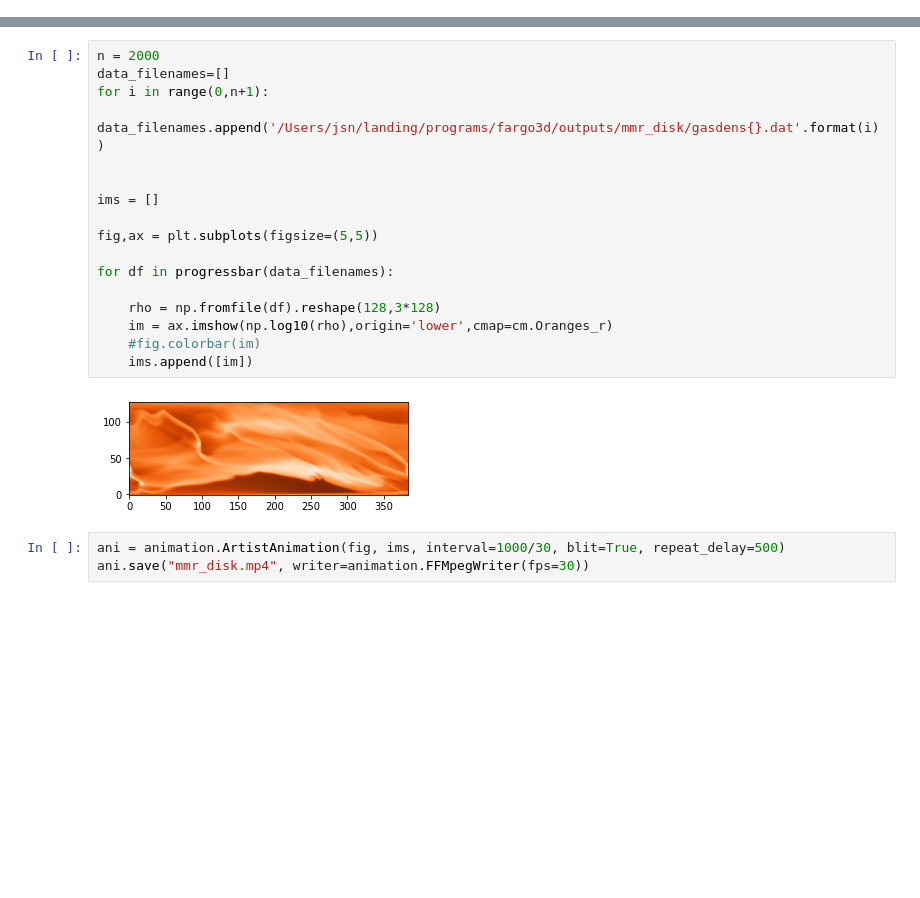
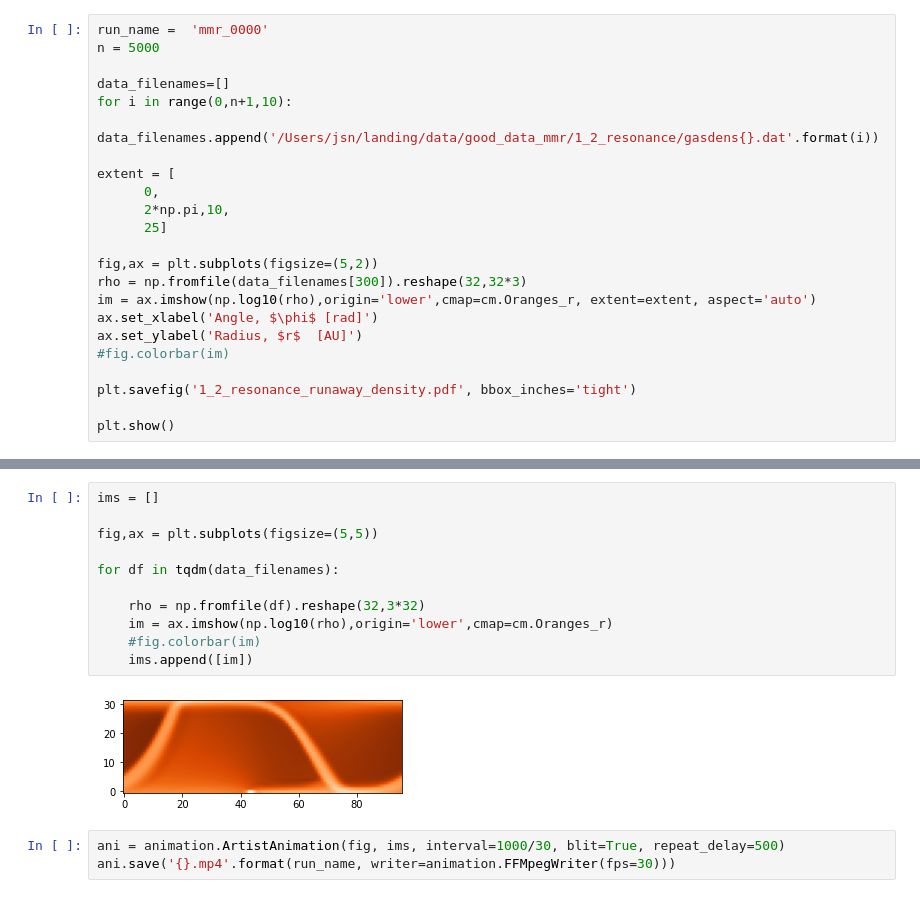
Before and after one commit to jsnguyen/mean_motion_resonance, a Jupyter notebook: notebooks/mmr_analysis.ipynb, the cells around one changed output, grey strips where cells are left out. Saved outputs shown, nothing was run; the diff lists cells and outputs as text; blank space fills up the shorter version.

```diff
--- a/notebooks/mmr_analysis.ipynb
+++ b/notebooks/mmr_analysis.ipynb
@@ -11,0 +12,23 @@ from progressbar import progressbar
+# %%
+run_name =  'mmr_0000'
+n = 5000
+
+data_filenames=[]
+for i in range(0,n+1,10):
+    data_filenames.append('/Users/jsn/landing/data/good_data_mmr/1_2_resonance/gasdens{}.dat'.format(i))
+
+extent = [
+      0,
+      2*np.pi,10,
+      25]
+
+fig,ax = plt.subplots(figsize=(5,2))
+rho = np.fromfile(data_filenames[300]).reshape(32,32*3)
+im = ax.imshow(np.log10(rho),origin='lower',cmap=cm.Oranges_r, extent=extent, aspect='auto')
+ax.set_xlabel('Angle, $\phi$ [rad]')
+ax.set_ylabel('Radius, $r$  [AU]')
+#fig.colorbar(im)
+
+plt.savefig('1_2_resonance_runaway_density.pdf', bbox_inches='tight')
+
+plt.show()
@@ -12,22 +163,16 @@ from progressbar import progressbar
 # %%
-n = 2000
-data_filenames=[]
-for i in range(0,n+1):
-    data_filenames.append('/Users/jsn/landing/programs/fargo3d/outputs/mmr_disk/gasdens{}.dat'.format(i))
-
-
 ims = []
 
 fig,ax = plt.subplots(figsize=(5,5))
 
-for df in progressbar(data_filenames):
+for df in tqdm(data_filenames):
 
-    rho = np.fromfile(df).reshape(128,3*128)
+    rho = np.fromfile(df).reshape(32,3*32)
     im = ax.imshow(np.log10(rho),origin='lower',cmap=cm.Oranges_r)
     #fig.colorbar(im)
     ims.append([im])
 # %% [output]
-[figure, old version]
+[figure, new version]
 # %%
 ani = animation.ArtistAnimation(fig, ims, interval=1000/30, blit=True, repeat_delay=500)
-ani.save("mmr_disk.mp4", writer=animation.FFMpegWriter(fps=30))
+ani.save('{}.mp4'.format(run_name, writer=animation.FFMpegWriter(fps=30)))
```
Also changed, not shown: parts of 8 cells of this notebook, 5 other files.
